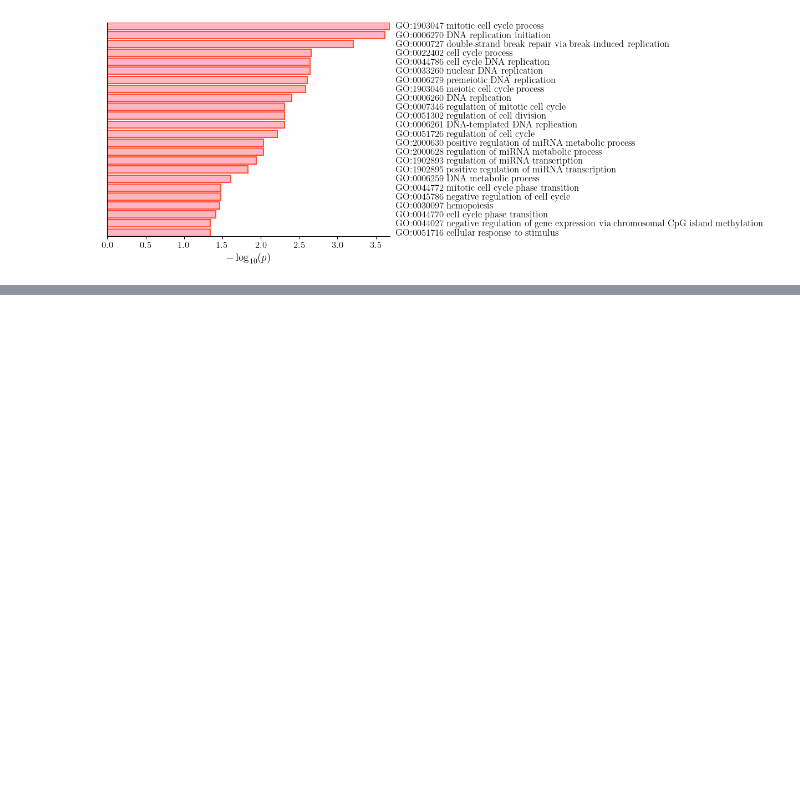
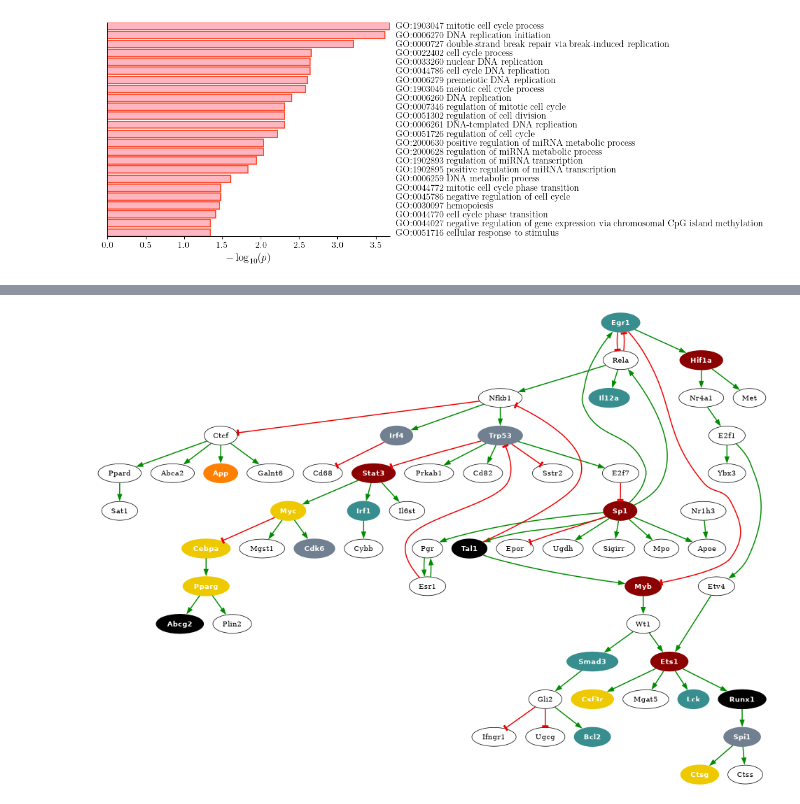
Before and after one commit to Theo-Roncalli/scbridge-case-studies, a Jupyter notebook: hematopoiesis_case_study.ipynb, the cells around one changed output, grey strips where cells are left out. Cells and saved outputs as stored; diff of their text form; code cells hidden in the pictures; blank space fills up the shorter version.

```diff
--- a/hematopoiesis_case_study.ipynb
+++ b/hematopoiesis_case_study.ipynb
@@ -364,28 +493,74 @@ plt.close()
 # %%
-import graphviz
+def assign_label(gene):
+    labels = {label for label, genes in marker_sets.items() if gene in genes}
+
+    if gene in ["Abcg2", "Runx1", "Tal1"]:
+        return "HSC"
+
+    changed = True
+    while changed:
+        changed = False
+
+        if "MEP" in labels and "GMP" in labels:
+            labels.discard("MEP")
+            labels.discard("GMP")
+            labels.add("CMP")
+            changed = True
+
+        if "CMP" in labels and "LMPP" in labels:
+            labels.discard("CMP")
+            labels.discard("LMPP")
+            labels.add("MPP")
+            changed = True
+
+    for label in ["GMP", "MEP", "CMP", "LMPP", "MPP", "HSC", "Hemopoiesis"]:
+        if label in labels:
+            return label
+
+    return None
 
 connected = set()
 for target, formula in bn.items():
     for node in bn:
         if not bn[node] in [bn.ba.FALSE, bn.ba.TRUE]:
             connected.add(node)
 bn_filtered = {
     node: bn[node]
     for node in connected
     if node in bn
 }
-_dot = bt.bpy.bn_to_pydot(bn_filtered)
-_dot.set("ratio", "compress")
-_dot.set("size", "10,10!")
-_dot.set("overlap", "prism")
-_dot.set("sep", "+0")
-_dot.set("esep", "+0")
-_dot.set("K", "0.35")
-_dot.set("pack", "true")
-_dot.set("rankdir", "TB")
-_dot.set("splines", "ortho")
-#_dot.set("packmode", "graph")
-for node in _dot.get_nodes():
+dot = bt.bpy.bn_to_pydot(bn_filtered)
+dot.set("ratio", "compress")
+dot.set("size", "10,10!")
+dot.set("overlap", "prism")
+dot.set("sep", "+0")
+dot.set("esep", "+0")
+dot.set("K", "0.35")
+dot.set("pack", "true")
+dot.set("rankdir", "TB")
+dot.set("splines", "curve")
+#dot.set("nodesep", "0.3")
+# dot.set("ranksep", "0.5")
+#dot.set("packmode", "graph")
+for node in dot.get_nodes():
+    name = node.get_name().strip('"')
     node.set_fontsize("14")
-_dot.write_pdf("min_compact.pdf", prog="dot")
-#_dot.write("min.pdf", prog="dot", format="pdf")
+    label = assign_label(name)
+    if label:
+        fill = label_color[label]
+        node.set_style("filled")
+        node.set_fillcolor(fill)
+        node.set_color(fill)
+        node.set_penwidth("2")
+        node.set_fontname("Helvetica-Bold")
+        node.set_fontcolor("white" if label != "Hemopoiesis" else "black")
+    else:
+        node.set_style("filled")
+        node.set_fillcolor("white")
+        node.set_color("black")
+        node.set_penwidth("1")
+        node.set_fontcolor("black")
+# dot.write_pdf("hematopoiesis_ig.pdf", prog="dot")
+Image(dot.create_png(prog="dot"))
+# %% [output]
+[figure, added]
```
Also changed, not shown: parts of 10 cells of this notebook.
